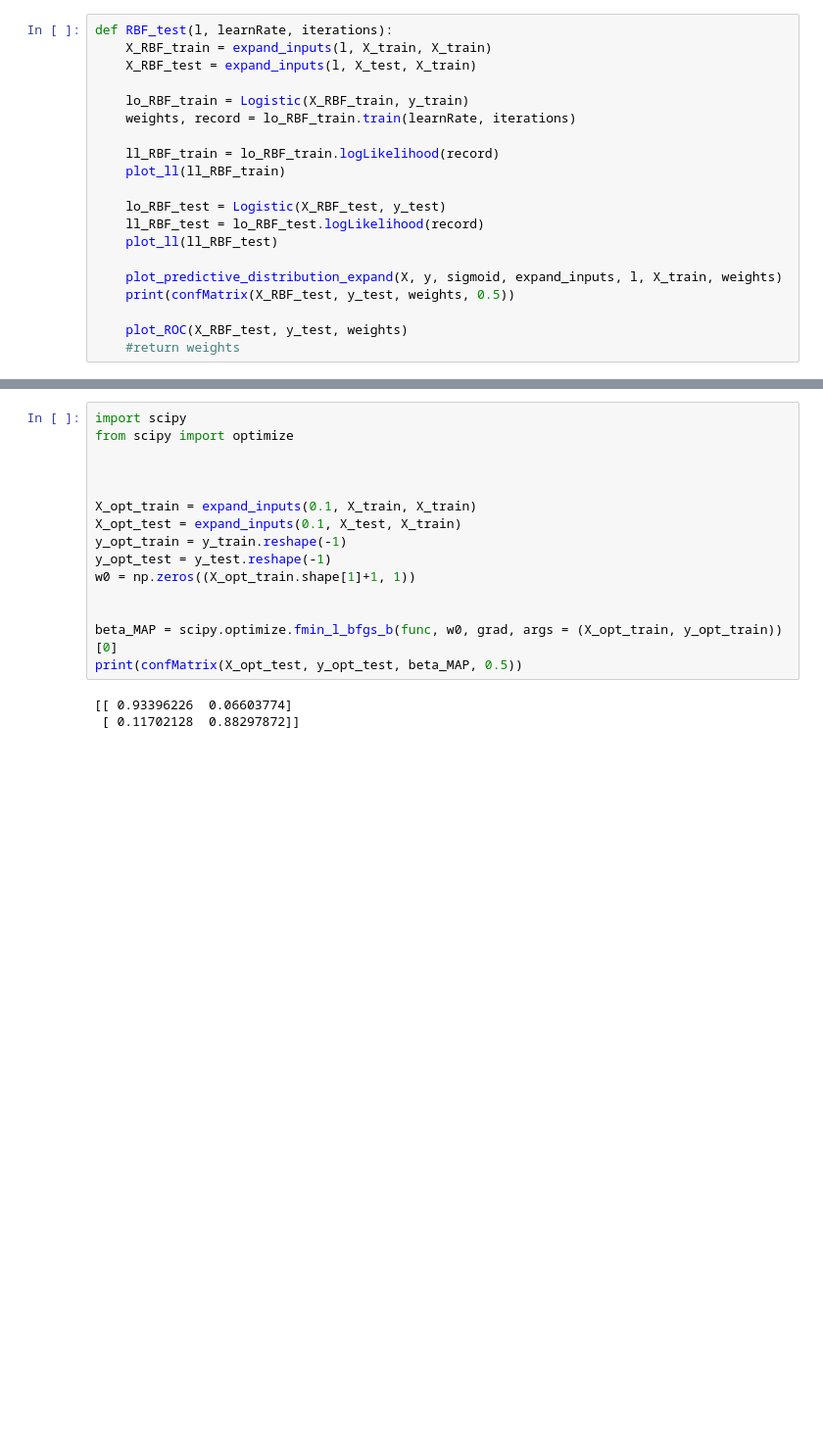
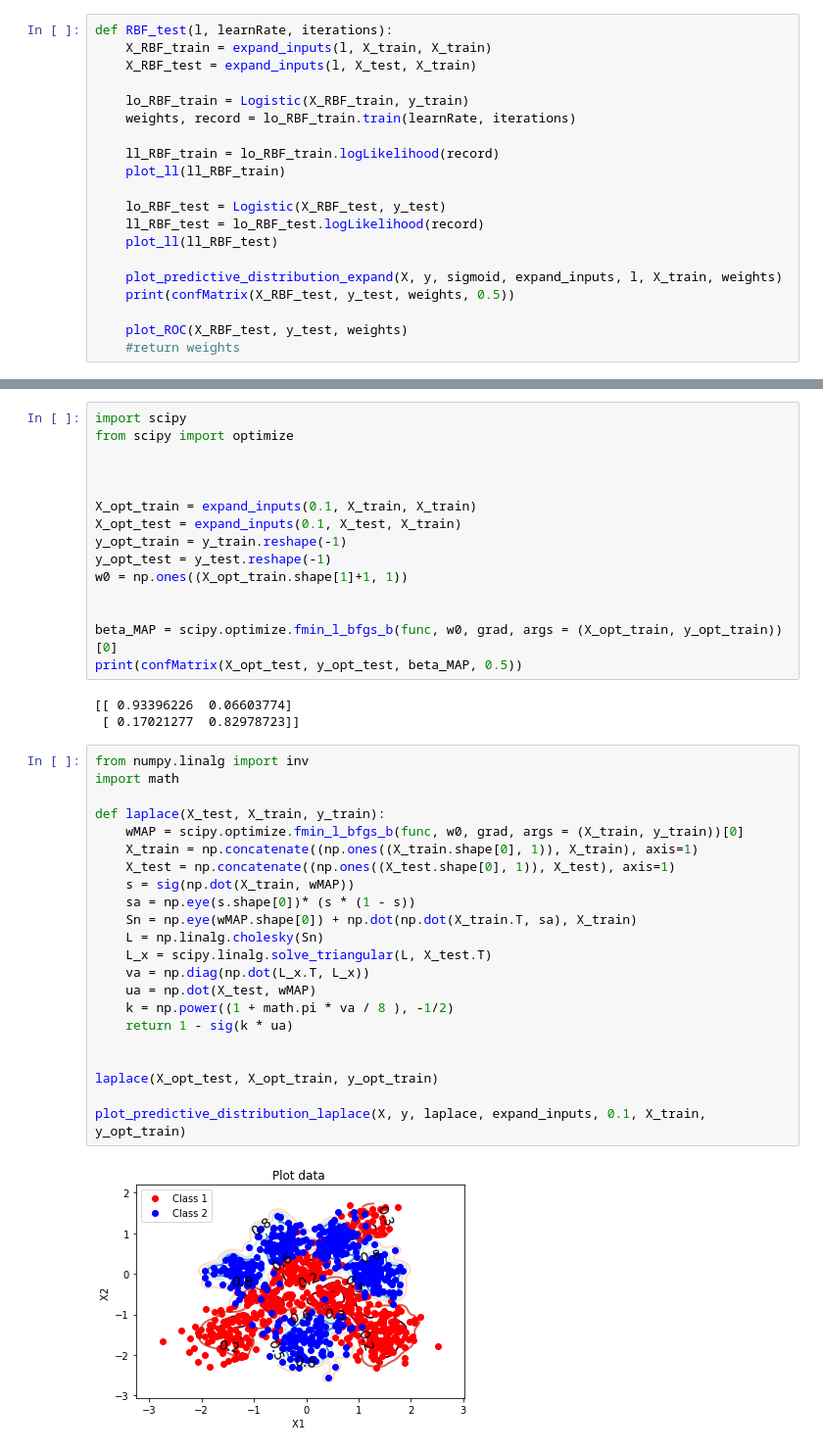
Before and after one commit to wtywty5ty/MLSALT1_CW1, a Jupyter notebook: CW1.ipynb, the cells around one changed output, grey strips where cells are left out. Shown at 98% size. Saved outputs shown, nothing was run; the diff lists cells and outputs as text; blank space fills up the shorter version.

```diff
--- a/CW1.ipynb
+++ b/CW1.ipynb
@@ -138,11 +138,35 @@ X_opt_train = expand_inputs(0.1, X_train, X_train)
 X_opt_test = expand_inputs(0.1, X_test, X_train)
 y_opt_train = y_train.reshape(-1)
 y_opt_test = y_test.reshape(-1)
-w0 = np.zeros((X_opt_train.shape[1]+1, 1))
+w0 = np.ones((X_opt_train.shape[1]+1, 1))
 
 
 beta_MAP = scipy.optimize.fmin_l_bfgs_b(func, w0, grad, args = (X_opt_train, y_opt_train))[0]
 print(confMatrix(X_opt_test, y_opt_test, beta_MAP, 0.5))
 # %% [output]
 [[ 0.93396226  0.06603774]
- [ 0.11702128  0.88297872]]
+ [ 0.17021277  0.82978723]]
+# %%
+from numpy.linalg import inv
+import math
+
+def laplace(X_test, X_train, y_train):
+    wMAP = scipy.optimize.fmin_l_bfgs_b(func, w0, grad, args = (X_train, y_train))[0]
+    X_train = np.concatenate((np.ones((X_train.shape[0], 1)), X_train), axis=1)
+    X_test = np.concatenate((np.ones((X_test.shape[0], 1)), X_test), axis=1)
+    s = sig(np.dot(X_train, wMAP))
+    sa = np.eye(s.shape[0])* (s * (1 - s))
+    Sn = np.eye(wMAP.shape[0]) + np.dot(np.dot(X_train.T, sa), X_train)
+    L = np.linalg.cholesky(Sn)
+    L_x = scipy.linalg.solve_triangular(L, X_test.T)
+    va = np.diag(np.dot(L_x.T, L_x))
+    ua = np.dot(X_test, wMAP)
+    k = np.power((1 + math.pi * va / 8 ), -1/2)
+    return 1 - sig(k * ua)
+
+
+laplace(X_opt_test, X_opt_train, y_opt_train)
+
+plot_predictive_distribution_laplace(X, y, laplace, expand_inputs, 0.1, X_train, y_opt_train)
+# %% [output]
+[figure, added]
```
Also changed, not shown: parts of 9 cells of this notebook, 4 other files.
